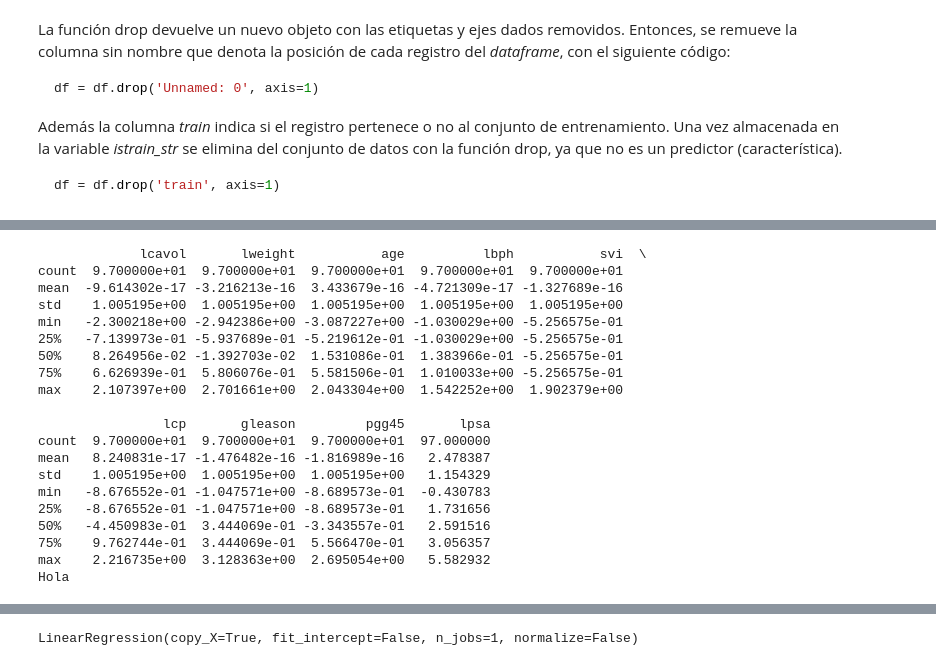
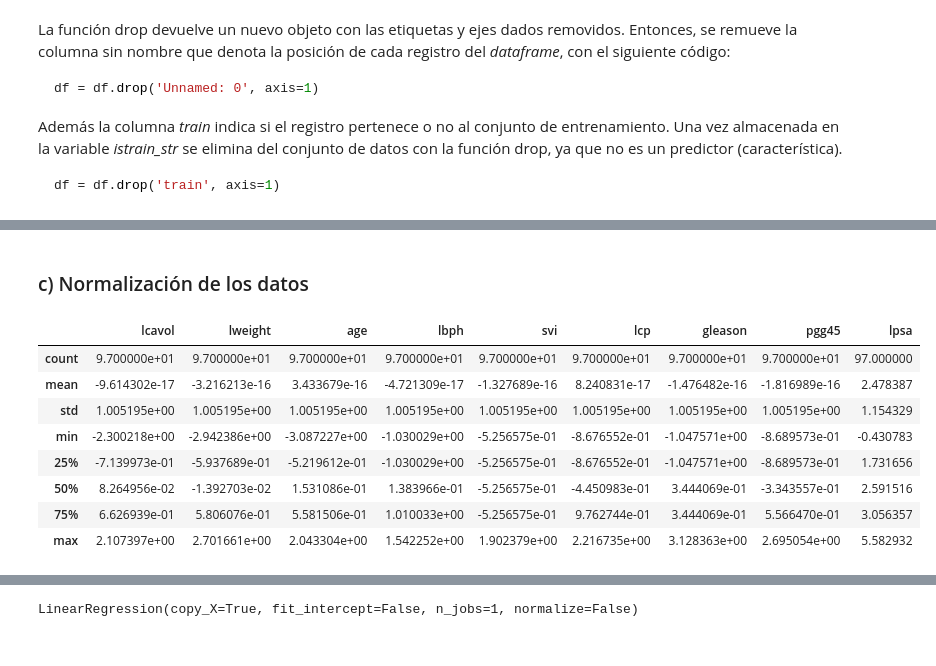
Before and after one commit to mazino/ML-Tarea1, a Jupyter notebook: code/Regresion Lineal.ipynb, the cells around one changed output, grey strips where cells are left out. Cells and saved outputs as stored; diff of their text form; code cells hidden in the pictures.

```diff
--- a/code/Regresion Lineal.ipynb
+++ b/code/Regresion Lineal.ipynb
@@ -56,33 +74,25 @@ max     9.000000  100.000000   5.582932
+# %% [markdown]
+### c) Normalización de los datos
 # %%
 from sklearn.preprocessing import StandardScaler
-#(c)
+
 #Normalizacion
 scaler = StandardScaler()
 df_scaled = pd.DataFrame(scaler.fit_transform(df), columns=df.columns)
+
 #La variable Y (lPSA) no se normaliza, sólo se normalizan las caracteristicas/predictores (features)
 df_scaled['lpsa'] = df['lpsa']
 
 # Notamos que una vez normalizado, el promedio (mean) de cada feature es practicamente 0
 # y la desviacion estandar (std) es muy cercana a 1.
-print df_scaled.describe()
+df_scaled.describe()
 # %% [output]
-             lcavol       lweight           age          lbph           svi  \
-count  9.700000e+01  9.700000e+01  9.700000e+01  9.700000e+01  9.700000e+01
-mean  -9.614302e-17 -3.216213e-16  3.433679e-16 -4.721309e-17 -1.327689e-16
-std    1.005195e+00  1.005195e+00  1.005195e+00  1.005195e+00  1.005195e+00
-min   -2.300218e+00 -2.942386e+00 -3.087227e+00 -1.030029e+00 -5.256575e-01
-25%   -7.139973e-01 -5.937689e-01 -5.219612e-01 -1.030029e+00 -5.256575e-01
-50%    8.264956e-02 -1.392703e-02  1.531086e-01  1.383966e-01 -5.256575e-01
-75%    6.626939e-01  5.806076e-01  5.581506e-01  1.010033e+00 -5.256575e-01
-max    2.107397e+00  2.701661e+00  2.043304e+00  1.542252e+00  1.902379e+00
-
-                lcp       gleason         pgg45       lpsa
-count  9.700000e+01  9.700000e+01  9.700000e+01  97.000000
-mean   8.240831e-17 -1.476482e-16 -1.816989e-16   2.478387
-std    1.005195e+00  1.005195e+00  1.005195e+00   1.154329
-min   -8.676552e-01 -1.047571e+00 -8.689573e-01  -0.430783
-25%   -8.676552e-01 -1.047571e+00 -8.689573e-01   1.731656
-50%   -4.450983e-01  3.444069e-01 -3.343557e-01   2.591516
-75%    9.762744e-01  3.444069e-01  5.566470e-01   3.056357
-max    2.216735e+00  3.128363e+00  2.695054e+00   5.582932
-Hola
+|  | lcavol | lweight | age | lbph | svi | lcp | gleason | pgg45 | lpsa |
+| count | 9.700000e+01 | 9.700000e+01 | 9.700000e+01 | 9.700000e+01 | 9.700000e+01 | 9.700000e+01 | 9.700000e+01 | 9.700000e+01 | 97.000000 |
+| mean | -9.614302e-17 | -3.216213e-16 | 3.433679e-16 | -4.721309e-17 | -1.327689e-16 | 8.240831e-17 | -1.476482e-16 | -1.816989e-16 | 2.478387 |
+| std | 1.005195e+00 | 1.005195e+00 | 1.005195e+00 | 1.005195e+00 | 1.005195e+00 | 1.005195e+00 | 1.005195e+00 | 1.005195e+00 | 1.154329 |
+| min | -2.300218e+00 | -2.942386e+00 | -3.087227e+00 | -1.030029e+00 | -5.256575e-01 | -8.676552e-01 | -1.047571e+00 | -8.689573e-01 | -0.430783 |
+| 25% | -7.139973e-01 | -5.937689e-01 | -5.219612e-01 | -1.030029e+00 | -5.256575e-01 | -8.676552e-01 | -1.047571e+00 | -8.689573e-01 | 1.731656 |
+| 50% | 8.264956e-02 | -1.392703e-02 | 1.531086e-01 | 1.383966e-01 | -5.256575e-01 | -4.450983e-01 | 3.444069e-01 | -3.343557e-01 | 2.591516 |
+| 75% | 6.626939e-01 | 5.806076e-01 | 5.581506e-01 | 1.010033e+00 | -5.256575e-01 | 9.762744e-01 | 3.444069e-01 | 5.566470e-01 | 3.056357 |
+| max | 2.107397e+00 | 2.701661e+00 | 2.043304e+00 | 1.542252e+00 | 1.902379e+00 | 2.216735e+00 | 3.128363e+00 | 2.695054e+00 | 5.582932 |
```
Also changed, not shown: parts of 9 cells of this notebook.
